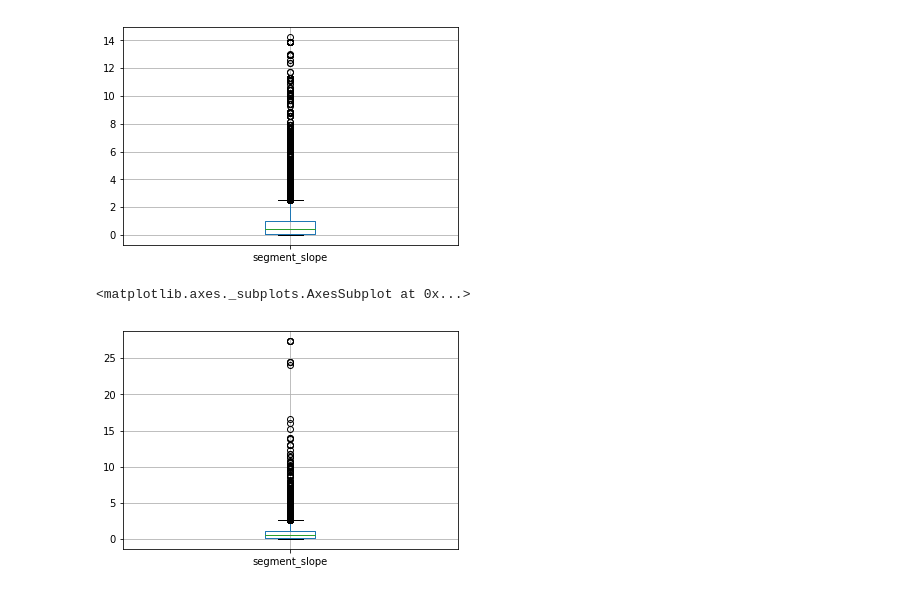
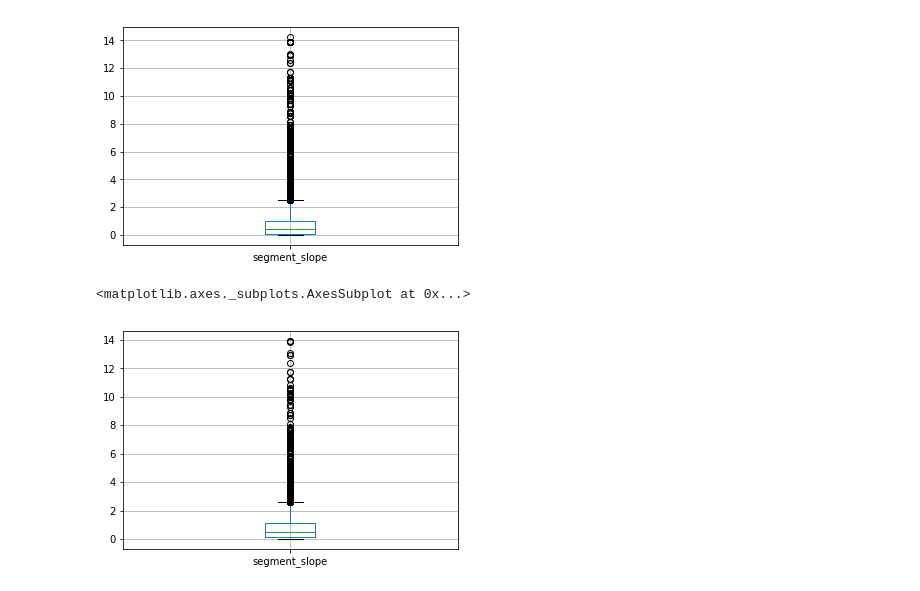
Before and after one commit to smnorris/bcfishobs_spp-by-slope, a Jupyter notebook: notebooks/Observations_species_slope.ipynb, the cells around one changed output. Drawn from its saved outputs; the diff is of its cells as text; code cells hidden in the pictures.

```diff
--- a/notebooks/Observations_species_slope.ipynb
+++ b/notebooks/Observations_species_slope.ipynb
@@ -81,7 +81,7 @@ df[df['segment_slope'] < 15].boxplot(column=['segment_slope'])
 # %%
 # try coho at < 15%
 df_co = df[df['species_code'] == 'CO']
-df_co[df_co['segment_slope'] < 30].boxplot(column='segment_slope')
+df_co[df_co['segment_slope'] < 15].boxplot(column='segment_slope')
 # %% [output]
 <matplotlib.axes._subplots.AxesSubplot at 0x...>
-[figure, old version]
+[figure, new version]
```
